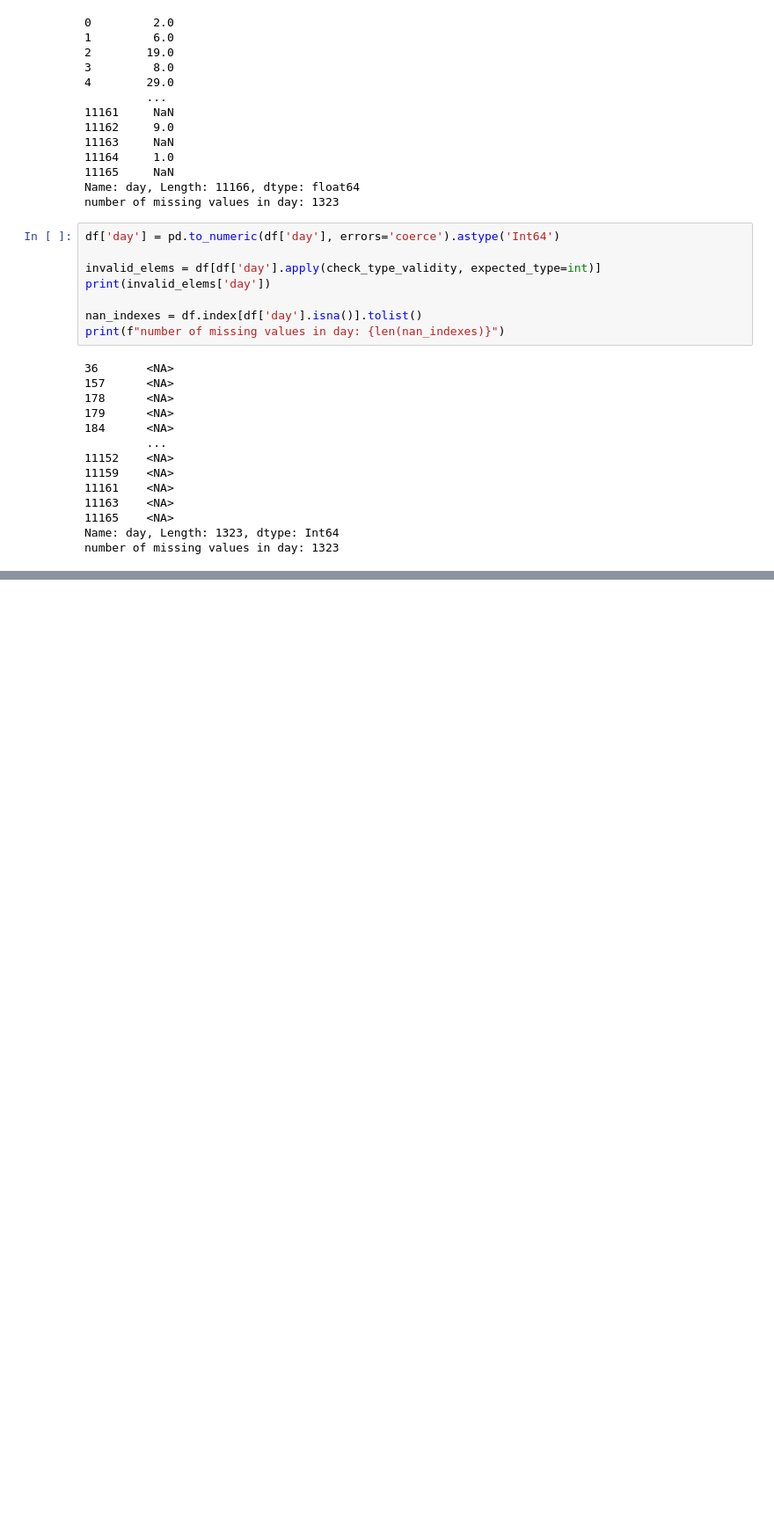
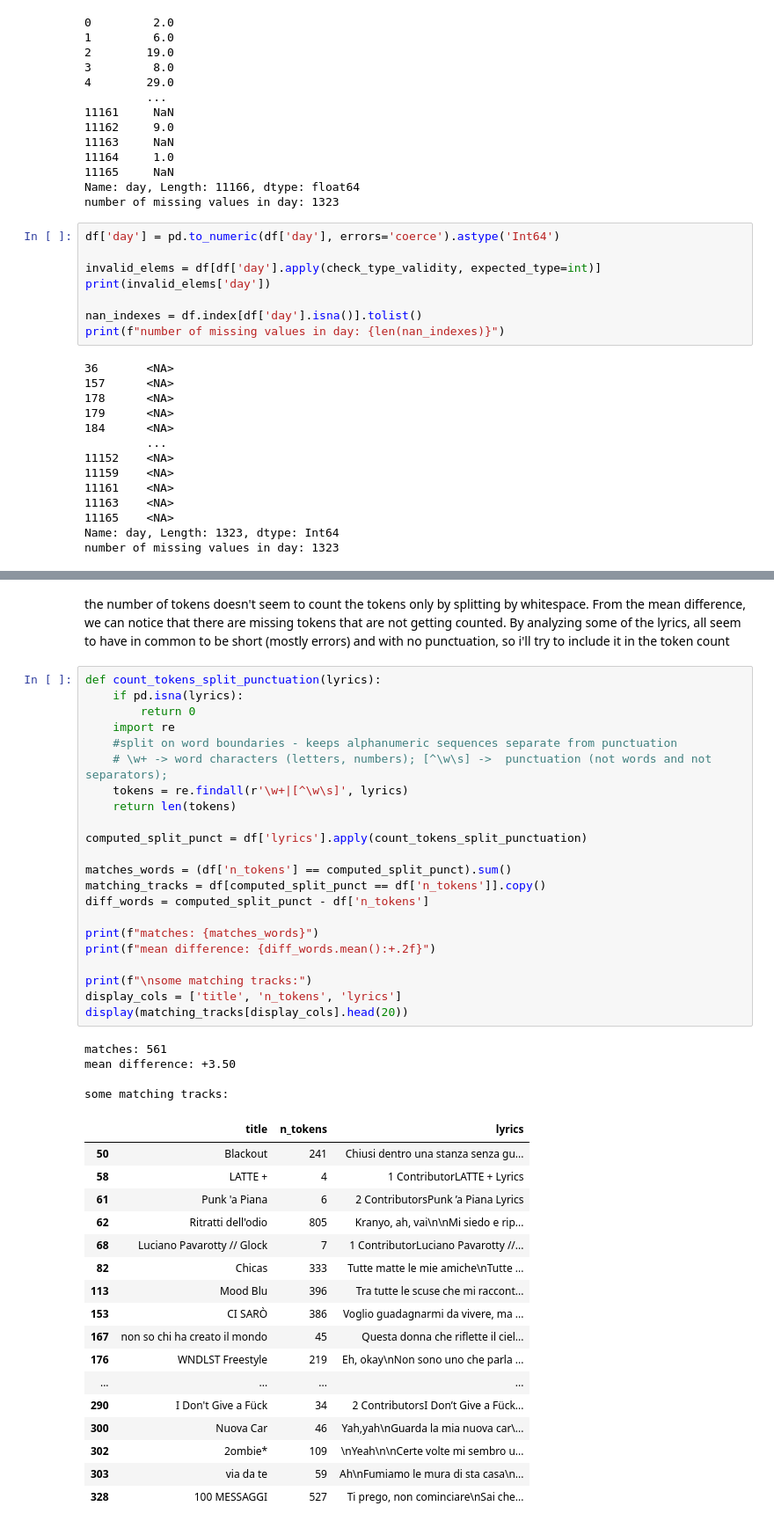
Before and after one commit to jaanisfehling/italian-rap-songs, a Jupyter notebook: data_understanding/tracks_analysis.ipynb, the cells around one changed output, grey strips where cells are left out. Shown: that part at 88% size. Cells and saved outputs as stored; diff of their text form; blank space fills up the shorter version.

```diff
--- a/data_understanding/tracks_analysis.ipynb
+++ b/data_understanding/tracks_analysis.ipynb
@@ -1070,0 +1212,46 @@ number of missing values in day: 1323
+# %% [markdown]
+the number of tokens doesn't seem to count the tokens only by splitting by whitespace. From the mean difference, we can notice that there are missing tokens that are not getting counted. By analyzing some of the lyrics, all seem to have in common to be short (mostly errors) and with no punctuation, so i'll try to include it in the token count
+# %%
+def count_tokens_split_punctuation(lyrics):
+    if pd.isna(lyrics):
+        return 0
+    import re
+    #split on word boundaries - keeps alphanumeric sequences separate from punctuation
+    # \w+ -> word characters (letters, numbers); [^\w\s] ->  punctuation (not words and not separators);
+    tokens = re.findall(r'\w+|[^\w\s]', lyrics)
+    return len(tokens)
+
+computed_split_punct = df['lyrics'].apply(count_tokens_split_punctuation)
+
+matches_words = (df['n_tokens'] == computed_split_punct).sum()
+matching_tracks = df[computed_split_punct == df['n_tokens']].copy()
+diff_words = computed_split_punct - df['n_tokens']
+
+print(f"matches: {matches_words}")
+print(f"mean difference: {diff_words.mean():+.2f}")
+
+print(f"\nsome matching tracks:")
+display_cols = ['title', 'n_tokens', 'lyrics']
+display(matching_tracks[display_cols].head(20))
+# %% [output]
+matches: 561
+mean difference: +3.50
+
+some matching tracks:
+|  | title | n_tokens | lyrics |
+| 50 | Blackout | 241 | Chiusi dentro una stanza senza gu... |
+| 58 | LATTE + | 4 | 1 ContributorLATTE + Lyrics |
+| 61 | Punk 'a Piana | 6 | 2 ContributorsPunk ’a Piana Lyrics |
+| 62 | Ritratti dell'odio | 805 | Kranyo, ah, vai\n\nMi siedo e rip... |
+| 68 | Luciano Pavarotty // Glock | 7 | 1 ContributorLuciano Pavarotty //... |
+| 82 | Chicas | 333 | Tutte matte le mie amiche\nTutte ... |
+| 113 | Mood Blu | 396 | Tra tutte le scuse che mi raccont... |
+| 153 | CI SARÒ | 386 | Voglio guadagnarmi da vivere, ma ... |
+| 167 | non so chi ha creato il mondo | 45 | Questa donna che riflette il ciel... |
+| 176 | WNDLST Freestyle | 219 | Eh, okay\nNon sono uno che parla ... |
+| ... | ... | ... | ... |
+| 290 | I Don't Give a Fück | 34 | 2 ContributorsI Don’t Give a Fück... |
+| 300 | Nuova Car | 46 | Yah,yah\nGuarda la mia nuova car\... |
+| 302 | 2ombie* | 109 | \nYeah\n\nCerte volte mi sembro u... |
+| 303 | via da te | 59 | Ah\nFumiamo le mura di sta casa\n... |
+| 328 | 100 MESSAGGI | 527 | Ti prego, non cominciare\nSai che... |
```
Also changed, not shown: parts of 14 cells of this notebook.
